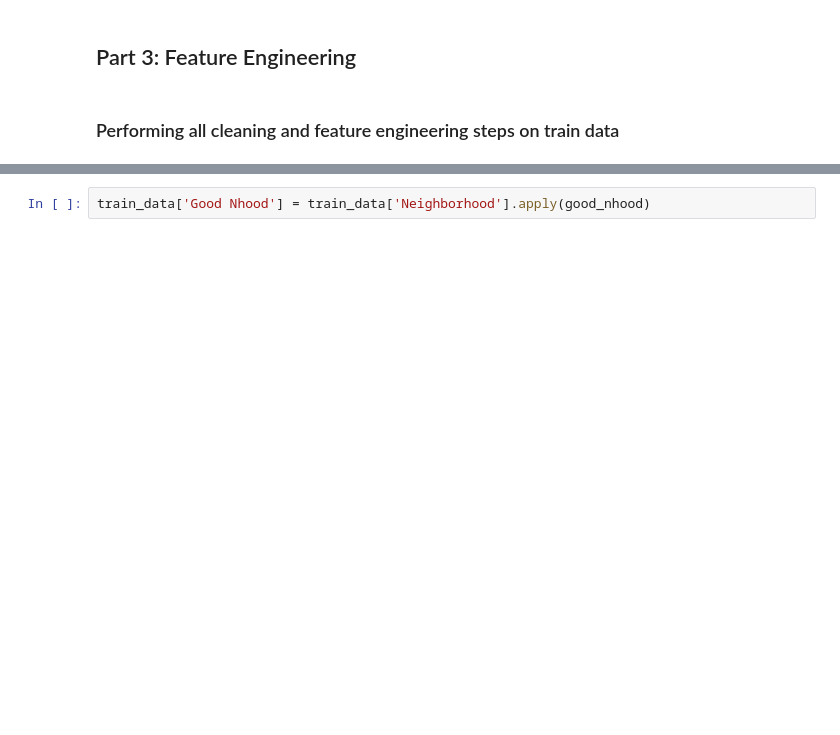
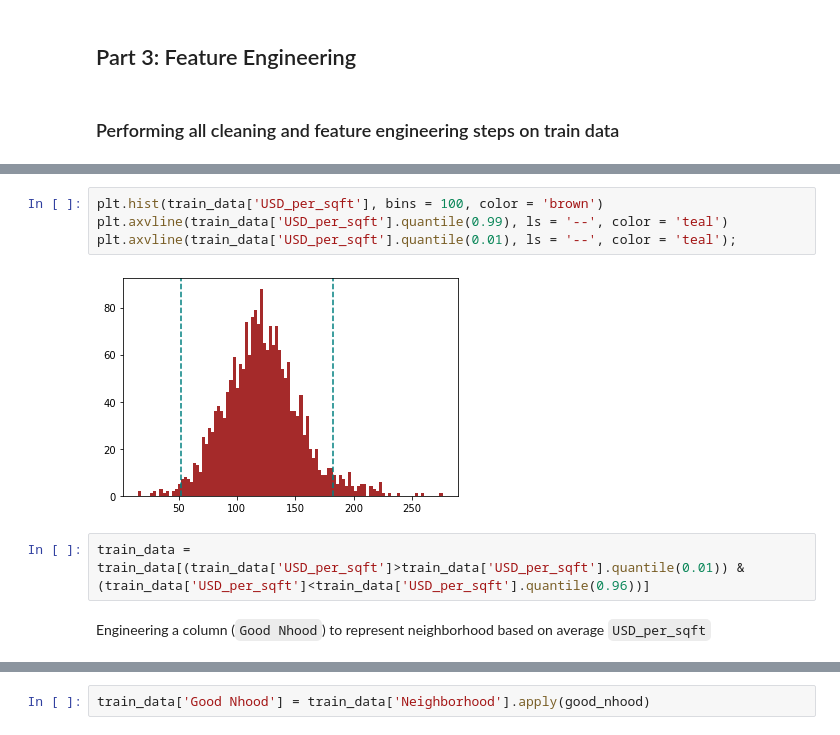
Before and after one commit to Marrrta/ames_ia, a Jupyter notebook: Project2_MartaLew.ipynb, the cells around one changed output, grey strips where cells are left out. Cells and saved outputs as stored; diff of their text form; blank space fills up the shorter version.

```diff
--- a/Project2_MartaLew.ipynb
+++ b/Project2_MartaLew.ipynb
@@ -355,0 +343,10 @@ def good_nhood(neighborhood):
+# %%
+plt.hist(train_data['USD_per_sqft'], bins = 100, color = 'brown')
+plt.axvline(train_data['USD_per_sqft'].quantile(0.99), ls = '--', color = 'teal')
+plt.axvline(train_data['USD_per_sqft'].quantile(0.01), ls = '--', color = 'teal');
+# %% [output]
+[figure, added]
+# %%
+train_data = train_data[(train_data['USD_per_sqft']>train_data['USD_per_sqft'].quantile(0.01)) & (train_data['USD_per_sqft']<train_data['USD_per_sqft'].quantile(0.96))]
+# %% [markdown]
+Engineering a column (`Good Nhood`) to represent neighborhood based on average `USD_per_sqft`
```
Also changed, not shown: parts of 211 cells of this notebook.
